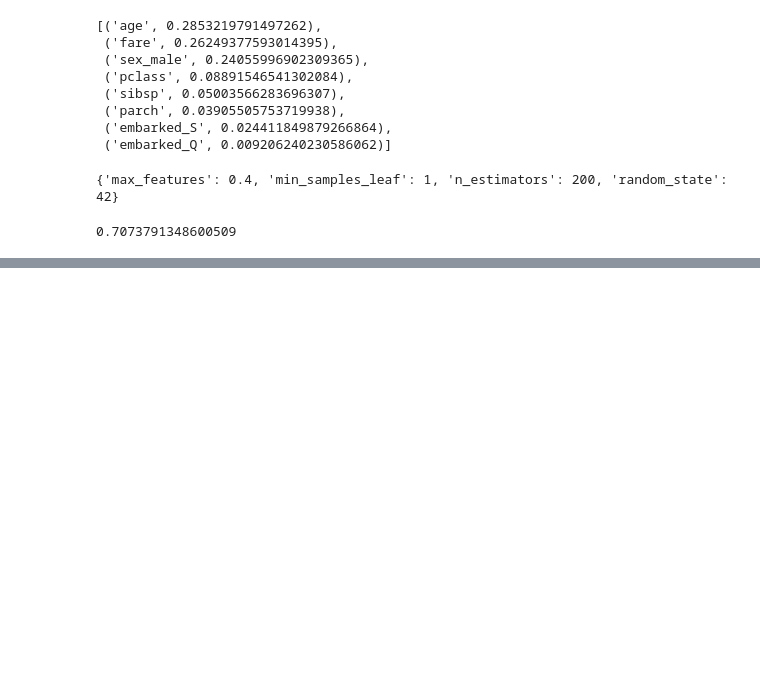
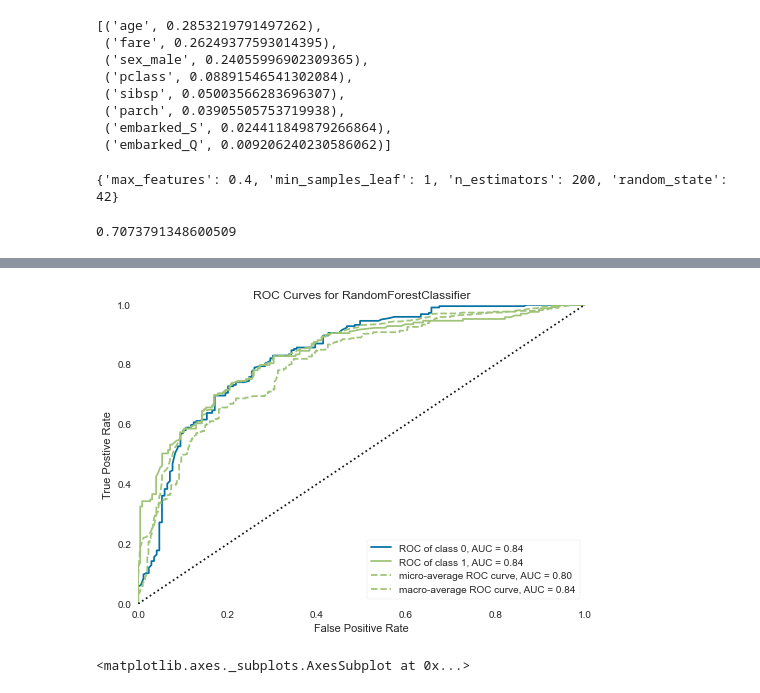
Before and after one commit to mahmadza/gradatim_ferociter, a Jupyter notebook: ML_PocketBook/Titanic_Dataset.ipynb, the cells around one changed output, grey strips where cells are left out. Cells and saved outputs as stored; diff of their text form; code cells hidden in the pictures; blank space fills up the shorter version.

```diff
--- a/ML_PocketBook/Titanic_Dataset.ipynb
+++ b/ML_PocketBook/Titanic_Dataset.ipynb
@@ -621,0 +644,8 @@ rf5.score(X_test,y_test)
+# %%
+fig, ax = plt.subplots()
+roc_viz = ROCAUC(rf5)
+roc_viz.score(X_test,y_test)
+roc_viz.poof()
+# %% [output]
+[figure, added]
+<matplotlib.axes._subplots.AxesSubplot at 0x...>
```
Also changed, not shown: parts of 4 cells of this notebook.
